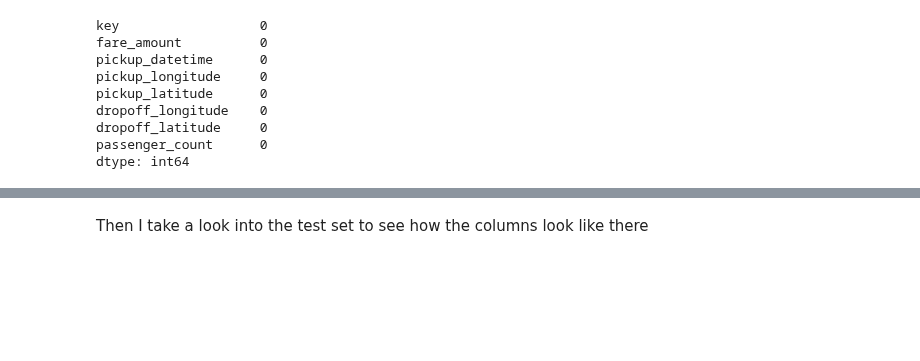
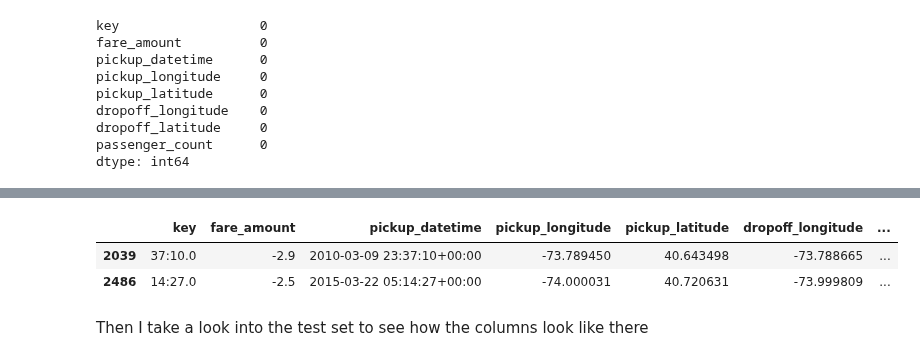
Before and after one commit to f4n9x/da_portfolio, a Jupyter notebook: taxi-fare-prediction.ipynb, the cells around one changed output, grey strips where cells are left out. Saved outputs shown, nothing was run; the diff lists cells and outputs as text; code cells hidden in the pictures; blank space fills up the shorter version.

```diff
--- a/taxi-fare-prediction.ipynb
+++ b/taxi-fare-prediction.ipynb
@@ -110,3 +75,0 @@ Nearly 12.5%. This looks like a lot to me, so I am not going to drop these rows,
-# %%
-#filling NaN with mean
-tax_train.fillna(tax_train.mean(), inplace=True)
@@ -135,3 +96,10 @@ IndexingError: Unalignable boolean Series provided as indexer (index of the bool
+# %%
+# Checking how many columns have negative values and if it will affect the results
+tax_train[tax_train['fare_amount'] < 0]
+# %% [output]
+|  | key | fare_amount | pickup_datetime | pickup_longitude | pickup_latitude | dropoff_longitude | ... |
+| 2039 | 37:10.0 | -2.9 | 2010-03-09 23:37:10+00:00 | -73.789450 | 40.643498 | -73.788665 | ... |
+| 2486 | 14:27.0 | -2.5 | 2015-03-22 05:14:27+00:00 | -74.000031 | 40.720631 | -73.999809 | ... |
 # %% [markdown]
 Then I take a look into the test set to see how the columns look like there
 # %%
```
Also changed, not shown: parts of 14 cells of this notebook.
